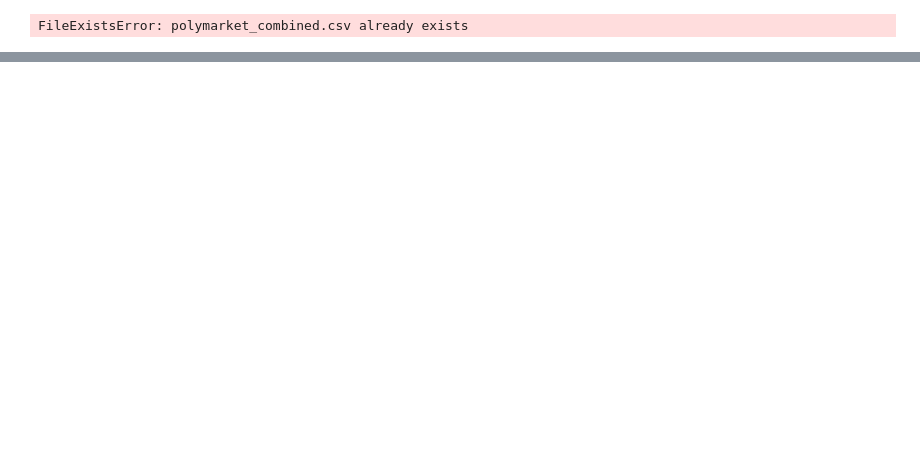
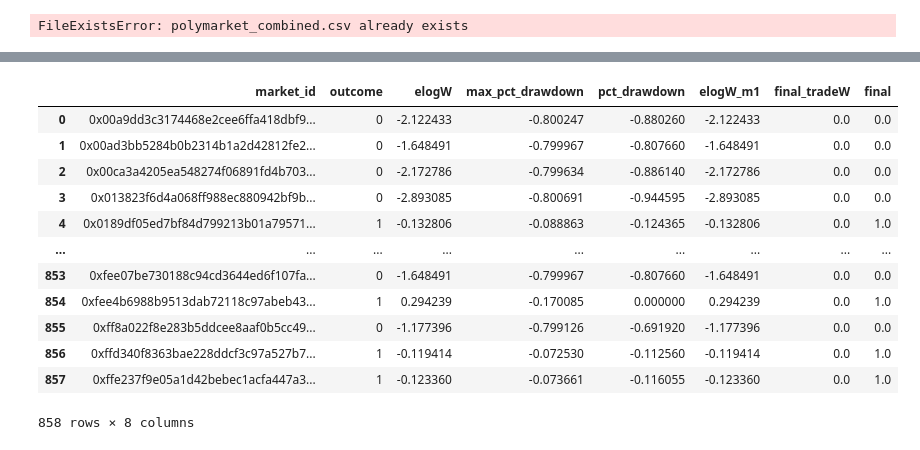
Before and after one commit to edwardyqliu/prediction_market_trading, a Jupyter notebook: evaluation.ipynb, the cells around one changed output, grey strips where cells are left out. Drawn from its saved outputs; the diff is of its cells as text; code cells hidden in the pictures; blank space fills up the shorter version.

```diff
--- a/evaluation.ipynb
+++ b/evaluation.ipynb
@@ -118,0 +283,18 @@ polymarket_data["market_id"].iloc[0]
+# %%
+# Create Policy Matrices
+for p_subj in tqdm(P_SUBJ_ARR):
+    uniform_trans = make_transition_matrix(dist="uniform", n_prices=N_PRICES)
+    rw_trans = make_transition_matrix(volatility = 1, mean_reversion = 0, n_prices=N_PRICES)
+    mr_trans = make_transition_matrix(fair_value=p_subj, volatility = 1, mean_reversion = 0.5, n_prices=N_PRICES)
+
+    regime_trans_arr = [uniform_trans, rw_trans, mr_trans]
+    for i,regime_trans in enumerate(regime_trans_arr):
+        V, policy = trading_dp.run_dp(regime_trans,
+                                      p_subj,
+                                      gamma_yes_b=GAMMA_YES_B,
+                                      gamma_yes_s=GAMMA_YES_S,
+                                      gamma_no_b=GAMMA_NO_B,
+                                      gamma_no_s=GAMMA_NO_S,
+                                      T=T_MAX)
+        if p_subj not in POLICY_DICT[REGIME_ARR[i]]:
+            POLICY_DICT[REGIME_ARR[i]][p_subj] = policy
@@ -118,0 +303,11 @@ polymarket_data["market_id"].iloc[0]
+# %%
+results = trading_dp.simulate_trading(POLICY_DICT["rw"][0.7],
+                                      np.array([[.9,.3,.3,.3,.9,.99,1]]),
+                                      T_MAX = T_MAX,
+                                      gamma_yes_b=GAMMA_YES_B,
+                                      gamma_yes_s=GAMMA_YES_S,
+                                      gamma_no_b=GAMMA_NO_B,
+                                      gamma_no_s=GAMMA_NO_S,
+                                      debug=True,
+                                      n_jobs=-1)
+results
@@ -118,0 +335,24 @@ polymarket_data["market_id"].iloc[0]
+# %%
+polymarket_ids_df_copy = polymarket_ids_df.copy()
+polymarket_ids_df_copy["elogW"] = results[0]
+polymarket_ids_df_copy["max_pct_drawdown"] = results[1]
+polymarket_ids_df_copy["pct_drawdown"] = results[2]
+polymarket_ids_df_copy["elogW_m1"] = results[3]
+polymarket_ids_df_copy["final_tradeW"] = polymarket_ids_df_copy["elogW"] - polymarket_ids_df_copy["elogW_m1"]
+# polymarket_ids_df_copy["final_m1"] = [path[-2] for path in polymarket_paths]
+polymarket_ids_df_copy["final"] = [path[-1] for path in polymarket_paths]
+polymarket_ids_df_copy
+# %% [output]
+|  | market_id | outcome | elogW | max_pct_drawdown | pct_drawdown | elogW_m1 | final_tradeW | final |
+| 0 | 0x00a9dd3c3174468e2cee6ffa418dbf9... | 0 | -2.122433 | -0.800247 | -0.880260 | -2.122433 | 0.0 | 0.0 |
+| 1 | 0x00ad3bb5284b0b2314b1a2d42812fe2... | 0 | -1.648491 | -0.799967 | -0.807660 | -1.648491 | 0.0 | 0.0 |
+| 2 | 0x00ca3a4205ea548274f06891fd4b703... | 0 | -2.172786 | -0.799634 | -0.886140 | -2.172786 | 0.0 | 0.0 |
+| 3 | 0x013823f6d4a068ff988ec880942bf9b... | 0 | -2.893085 | -0.800691 | -0.944595 | -2.893085 | 0.0 | 0.0 |
+| 4 | 0x0189df05ed7bf84d799213b01a79571... | 1 | -0.132806 | -0.088863 | -0.124365 | -0.132806 | 0.0 | 1.0 |
+| ... | ... | ... | ... | ... | ... | ... | ... | ... |
+| 853 | 0xfee07be730188c94cd3644ed6f107fa... | 0 | -1.648491 | -0.799967 | -0.807660 | -1.648491 | 0.0 | 0.0 |
+| 854 | 0xfee4b6988b9513dab72118c97abeb43... | 1 | 0.294239 | -0.170085 | 0.000000 | 0.294239 | 0.0 | 1.0 |
+| 855 | 0xff8a022f8e283b5ddcee8aaf0b5cc49... | 0 | -1.177396 | -0.799126 | -0.691920 | -1.177396 | 0.0 | 0.0 |
+| 856 | 0xffd340f8363bae228ddcf3c97a527b7... | 1 | -0.119414 | -0.072530 | -0.112560 | -0.119414 | 0.0 | 1.0 |
+| 857 | 0xffe237f9e05a1d42bebec1acfa447a3... | 1 | -0.123360 | -0.073661 | -0.116055 | -0.123360 | 0.0 | 1.0 |
+858 rows × 8 columns
```
Also changed, not shown: parts of 24 cells of this notebook, 3 other files.
